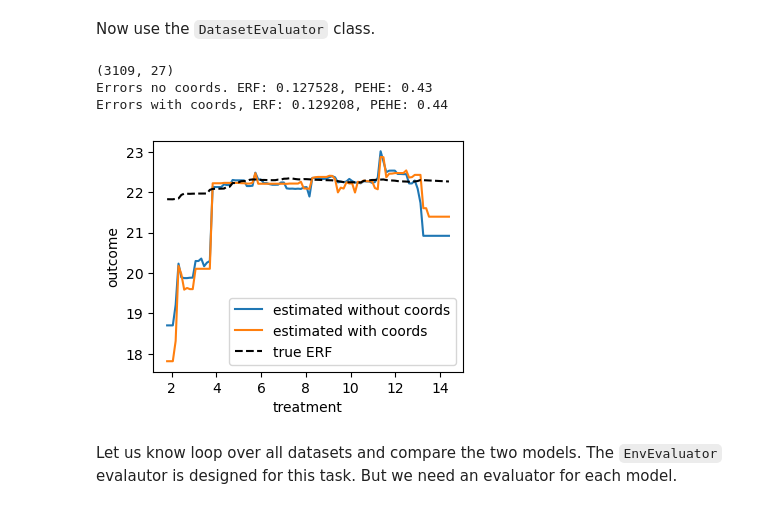
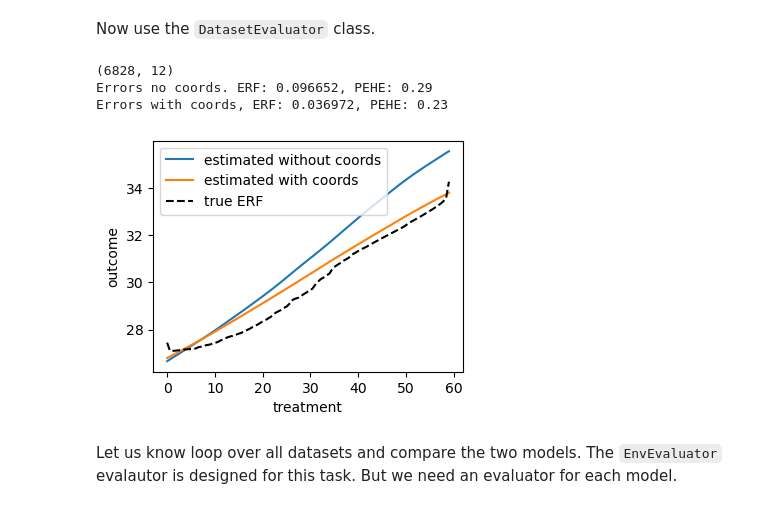
Before and after one commit to NSAPH-Projects/space, a Jupyter notebook: examples/evaluator_demo.ipynb, the cells around one changed output. Cells and saved outputs as stored; diff of their text form; code cells hidden in the pictures.

```diff
--- a/examples/evaluator_demo.ipynb
+++ b/examples/evaluator_demo.ipynb
@@ -44,7 +47,7 @@ DataMaster().list_envs()
 # %% [markdown]
 Create the environment.
 # %%
-envname = "healthd_pollutn_mortality_cont"
+envname = "cdcsvi_limteng_hburdic_cont"
 env = SpaceEnv(envname)
 env.__dict__.keys()
 # %% [output]
@@ -74,17 +92,2 @@ SpaceDataset with a missing spatial confounder:
 WARNING ⚠️ : this dataset contains a (realistic) synthetic outcome!
 By using it, you agree to understand its limitations.The variable names have been masked to emphasize that noinferences can be made about the source data.
-# %%
-print(np.isnan(dataset.treatment).mean())
-print(np.isnan(dataset.outcome).mean())
-print(np.isnan(dataset.counterfactuals).mean())
-print(np.isnan(dataset.covariates).mean())
-
-# replace covariates with mean when missing
-for j in range(dataset.covariates.shape[1]):
-    is_nan = np.isnan(dataset.covariates[:, j])
-    dataset.covariates[is_nan, j] = np.nanmean(dataset.covariates[:, j])
-
-print(np.isnan(dataset.treatment).mean())
-print(np.isnan(dataset.outcome).mean())
-print(np.isnan(dataset.counterfactuals).mean())
-print(np.isnan(dataset.covariates).mean())
@@ -114,7 +108,7 @@ for dataset in env.make_all():
     if dataset.has_binary_treatment():
         confounding_scores_ate.append(dataset.confounding_score['ate'])
     confounding_scores_ite.append(dataset.confounding_score['ite'])
-    smoothness_scores.extend(dataset.smoothness_score)
+    smoothness_scores.append(dataset.smoothness_score)
 
 fig, ax = plt.subplots(1, 4, figsize=(8, 2))
 ax[0].hist(confounding_scores_erf)
@@ -159,6 +153,9 @@ def estimate_counterfactuals(model, dataset: SpaceDataset, use_coords: bool):
     # fit model
     model.fit(trainmat, outcome)
 
+    # residuals
+    resid = outcome - model.predict(trainmat)
+
     # predict counterfactuals
     tvals = dataset.treatment_values
     counterfactuals = []
@@ -167,7 +164,7 @@ def estimate_counterfactuals(model, dataset: SpaceDataset, use_coords: bool):
         if use_coords:
             trainmat = np.hstack([trainmat, coords])
         counterfactuals.append(model.predict(trainmat))
-    counterfactuals = np.stack(counterfactuals, axis=1)
+    counterfactuals = np.stack(counterfactuals, axis=1) + resid[:, None]
 
     return counterfactuals
 # %% [markdown]
@@ -175,45 +172,50 @@ Now use the `DatasetEvaluator` class.
 # %%
 dataset = env.make()
 print(dataset.covariates.shape)
-model = LinearRegression()
-model_coords = LinearRegression()
-model = XGBRegressor()
-model_coords = XGBRegressor()
-
+# model = LinearRegression()
+# model_coords = LinearRegression()
+# model = XGBRegressor()
+# model_coords = XGBRegressor()
+# model = RandomForestRegressor()
+# model_coords = RandomForestRegressor()
+# model = MLPRegressor(hidden_layer_sizes=(100, ), activation="tanh")
+# model_coords = MLPRegressor(hidden_layer_sizes=(100, ), activation="tanh")
+model = KNeighborsRegressor(n_neighbors=1)
+model_coords = KNeighborsRegressor(n_neighbors=1)
 
 # generate counterfactuals and estimate exposure response function
 cfs = estimate_counterfactuals(model, dataset, use_coords=False)
 erf = cfs.mean(0)
 
 cfs_coords = estimate_counterfactuals(model_coords, dataset, use_coords=True)
 erf_coords = cfs_coords.mean(0)
 
 # evaluate performance
 evaluator = DatasetEvaluator(dataset)
 
 err = evaluator.eval(erf=erf, counterfactuals=cfs)
-msg = f"Errors no coords. ERF: {err['erf']:.6f}, PEHE: {err['pehe']:.2f}"
+msg = f"Errors no coords. ERF: {err['erf']:.6f}, PEHE: {err['ite']:.2f}"
 print(msg)
 
 err_coords = evaluator.eval(erf=erf_coords, counterfactuals=cfs_coords)
-msg = f"Errors with coords, ERF: {err_coords['erf']:.6f}, PEHE: {err_coords['pehe']:.2f}"
+msg = f"Errors with coords, ERF: {err_coords['erf']:.6f}, PEHE: {err_coords['ite']:.2f}"
 print(msg)
 
 # plot comparing estimated and true erf
 erf_true = dataset.erf()
 
 fig, ax = plt.subplots(1, 1, figsize=(4, 3))
 ax.plot(dataset.treatment_values, erf, label="estimated without coords")
 ax.plot(dataset.treatment_values, erf_coords, label="estimated with coords")
 ax.plot(dataset.treatment_values, erf_true, label="true ERF", linestyle="--", color="k")
 ax.set_xlabel("treatment")
 ax.set_ylabel("outcome")
 ax.legend();
 # %% [output]
-(3109, 27)
-Errors no coords. ERF: 0.127528, PEHE: 0.43
-Errors with coords, ERF: 0.129208, PEHE: 0.44
+(6828, 12)
+Errors no coords. ERF: 0.096652, PEHE: 0.29
+Errors with coords, ERF: 0.036972, PEHE: 0.23
-[figure, old version]
+[figure, new version]
 # %% [markdown]
 Let us know loop over all datasets and compare the two models. The `EnvEvaluator` evalautor is designed for this task. But we need an evaluator for each model.
 # %%
```
Also changed, not shown: parts of 14 cells of this notebook.
